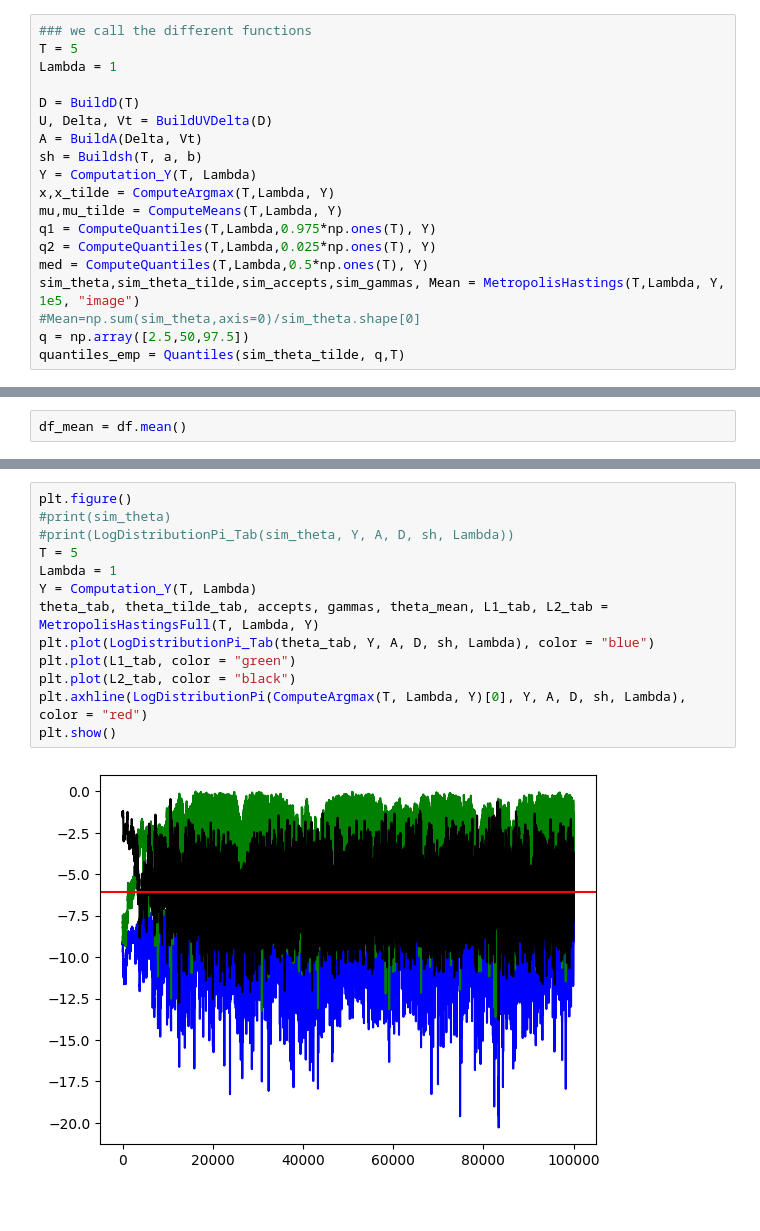
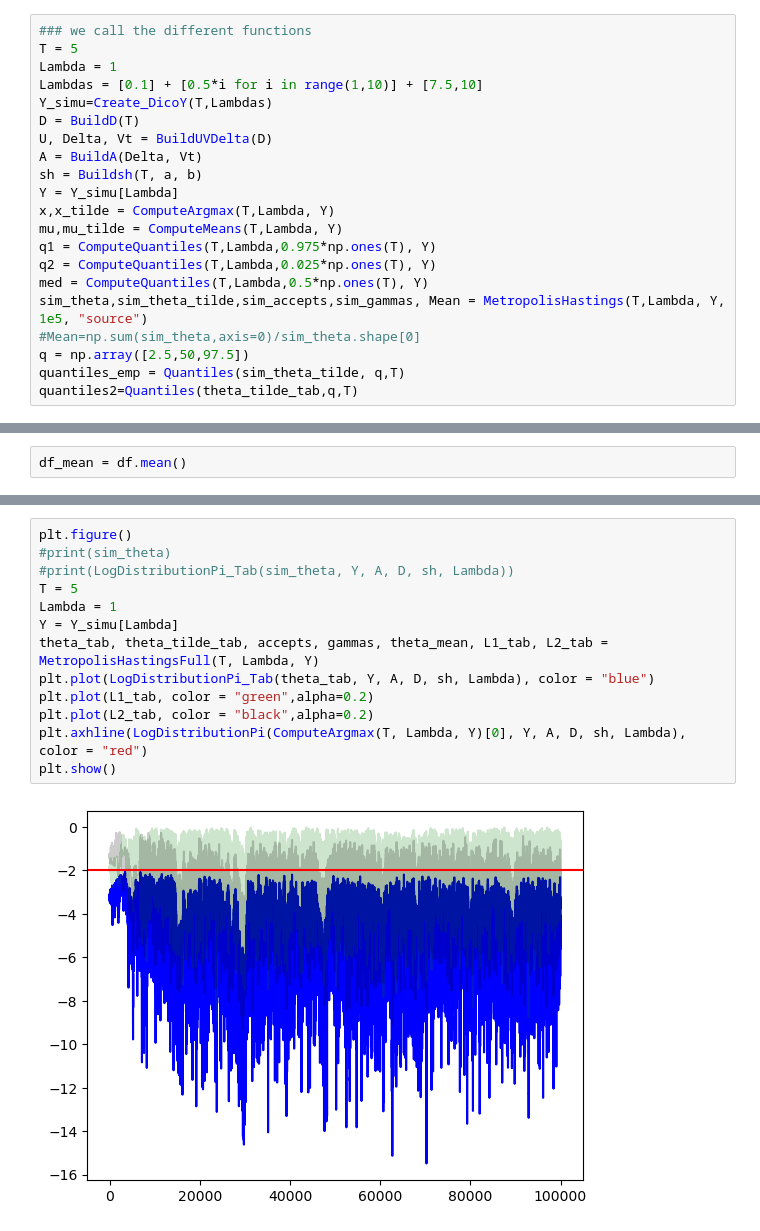
Before and after one commit to vetlerl/mcmc-epidemic, a Jupyter notebook: our_graphics.ipynb, the cells around one changed output, grey strips where cells are left out. Saved outputs shown, nothing was run; the diff lists cells and outputs as text.

```diff
--- a/our_graphics.ipynb
+++ b/our_graphics.ipynb
@@ -21,21 +21,23 @@ from our_package import * #allows us to use our functions directly
 ### we call the different functions
 T = 5
 Lambda = 1
-
+Lambdas = [0.1] + [0.5*i for i in range(1,10)] + [7.5,10]
+Y_simu=Create_DicoY(T,Lambdas)
 D = BuildD(T)
 U, Delta, Vt = BuildUVDelta(D)
 A = BuildA(Delta, Vt)
 sh = Buildsh(T, a, b)
-Y = Computation_Y(T, Lambda)
+Y = Y_simu[Lambda]
 x,x_tilde = ComputeArgmax(T,Lambda, Y)
 mu,mu_tilde = ComputeMeans(T,Lambda, Y)
 q1 = ComputeQuantiles(T,Lambda,0.975*np.ones(T), Y)
 q2 = ComputeQuantiles(T,Lambda,0.025*np.ones(T), Y)
 med = ComputeQuantiles(T,Lambda,0.5*np.ones(T), Y)
-sim_theta,sim_theta_tilde,sim_accepts,sim_gammas, Mean = MetropolisHastings(T,Lambda, Y, 1e5, "image")
+sim_theta,sim_theta_tilde,sim_accepts,sim_gammas, Mean = MetropolisHastings(T,Lambda, Y, 1e5, "source")
 #Mean=np.sum(sim_theta,axis=0)/sim_theta.shape[0]
 q = np.array([2.5,50,97.5])
 quantiles_emp = Quantiles(sim_theta_tilde, q,T)
+quantiles2=Quantiles(theta_tilde_tab,q,T)
 # %%
 fig, axes = plt.subplots(nrows=1, ncols=2, figsize=(9, 6), sharey=True)
 #Plot of theoritical results
@@ -197,15 +205,15 @@ iterations are done)
 # %%
 plt.figure()
 #print(sim_theta)
 #print(LogDistributionPi_Tab(sim_theta, Y, A, D, sh, Lambda))
 T = 5
 Lambda = 1
-Y = Computation_Y(T, Lambda)
+Y = Y_simu[Lambda]
 theta_tab, theta_tilde_tab, accepts, gammas, theta_mean, L1_tab, L2_tab = MetropolisHastingsFull(T, Lambda, Y)
 plt.plot(LogDistributionPi_Tab(theta_tab, Y, A, D, sh, Lambda), color = "blue")
-plt.plot(L1_tab, color = "green")
-plt.plot(L2_tab, color = "black")
+plt.plot(L1_tab, color = "green",alpha=0.2)
+plt.plot(L2_tab, color = "black",alpha=0.2)
 plt.axhline(LogDistributionPi(ComputeArgmax(T, Lambda, Y)[0], Y, A, D, sh, Lambda), color = "red")
 plt.show()
 # %% [output]
-[figure, old version]
+[figure, new version]
```
Also changed, not shown: parts of 16 cells of this notebook, 1 other file.
